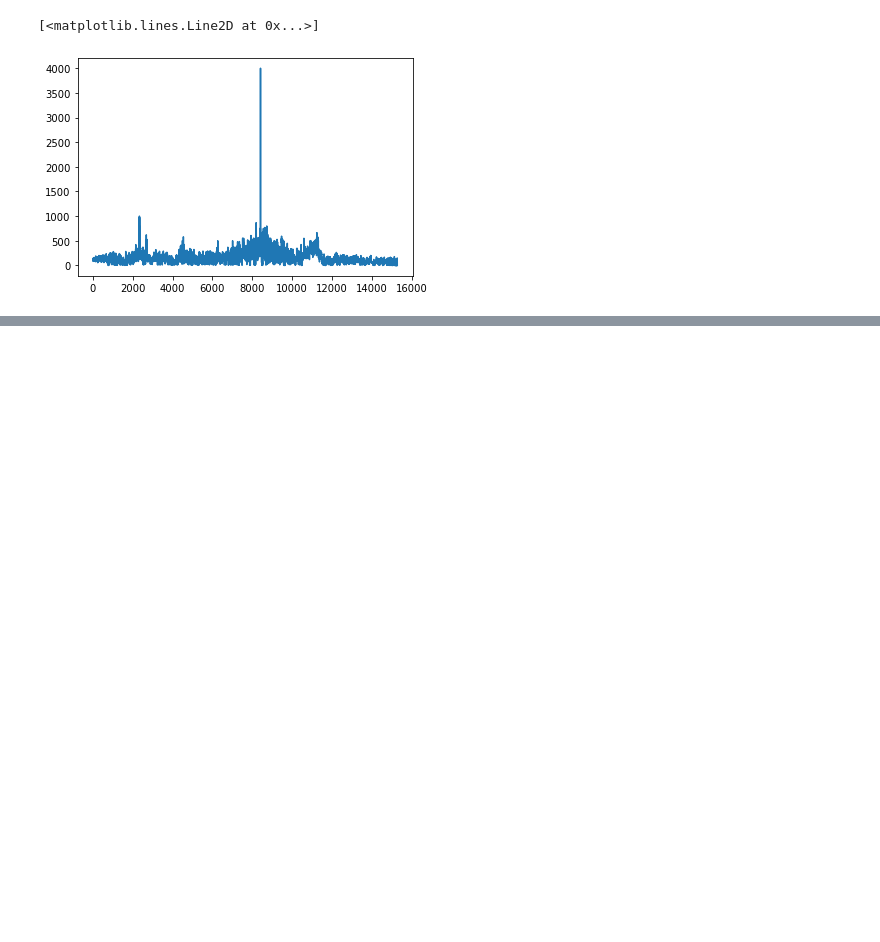
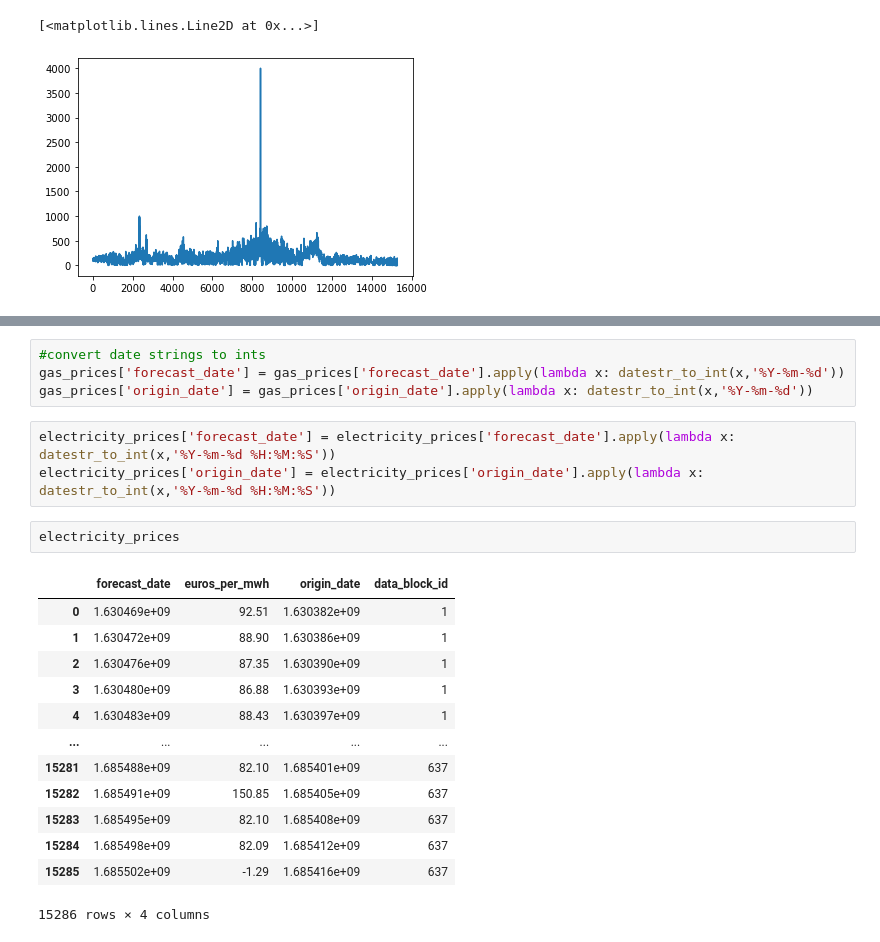
Before and after one commit to jacksonwalters/enefit-kaggle, a Jupyter notebook: load_all_data.ipynb, the cells around one changed output, grey strips where cells are left out. Saved outputs shown, nothing was run; the diff lists cells and outputs as text; blank space fills up the shorter version.

```diff
--- a/load_all_data.ipynb
+++ b/load_all_data.ipynb
@@ -47,3 +60,26 @@ plt.plot(gas_prices["lowest_price_per_mwh"])
+# %%
+#convert date strings to ints
+gas_prices['forecast_date'] = gas_prices['forecast_date'].apply(lambda x: datestr_to_int(x,'%Y-%m-%d'))
+gas_prices['origin_date'] = gas_prices['origin_date'].apply(lambda x: datestr_to_int(x,'%Y-%m-%d'))
+# %%
+electricity_prices['forecast_date'] = electricity_prices['forecast_date'].apply(lambda x: datestr_to_int(x,'%Y-%m-%d %H:%M:%S'))
+electricity_prices['origin_date'] = electricity_prices['origin_date'].apply(lambda x: datestr_to_int(x,'%Y-%m-%d %H:%M:%S'))
+# %%
+electricity_prices
+# %% [output]
+|  | forecast_date | euros_per_mwh | origin_date | data_block_id |
+| 0 | 1.630469e+09 | 92.51 | 1.630382e+09 | 1 |
+| 1 | 1.630472e+09 | 88.90 | 1.630386e+09 | 1 |
+| 2 | 1.630476e+09 | 87.35 | 1.630390e+09 | 1 |
+| 3 | 1.630480e+09 | 86.88 | 1.630393e+09 | 1 |
+| 4 | 1.630483e+09 | 88.43 | 1.630397e+09 | 1 |
+| ... | ... | ... | ... | ... |
+| 15281 | 1.685488e+09 | 82.10 | 1.685401e+09 | 637 |
+| 15282 | 1.685491e+09 | 150.85 | 1.685405e+09 | 637 |
+| 15283 | 1.685495e+09 | 82.10 | 1.685408e+09 | 637 |
+| 15284 | 1.685498e+09 | 82.09 | 1.685412e+09 | 637 |
+| 15285 | 1.685502e+09 | -1.29 | 1.685416e+09 | 637 |
+15286 rows × 4 columns
 # %%
 gas_prices
 # %% [output]
```
Also changed, not shown: parts of 20 cells of this notebook.
